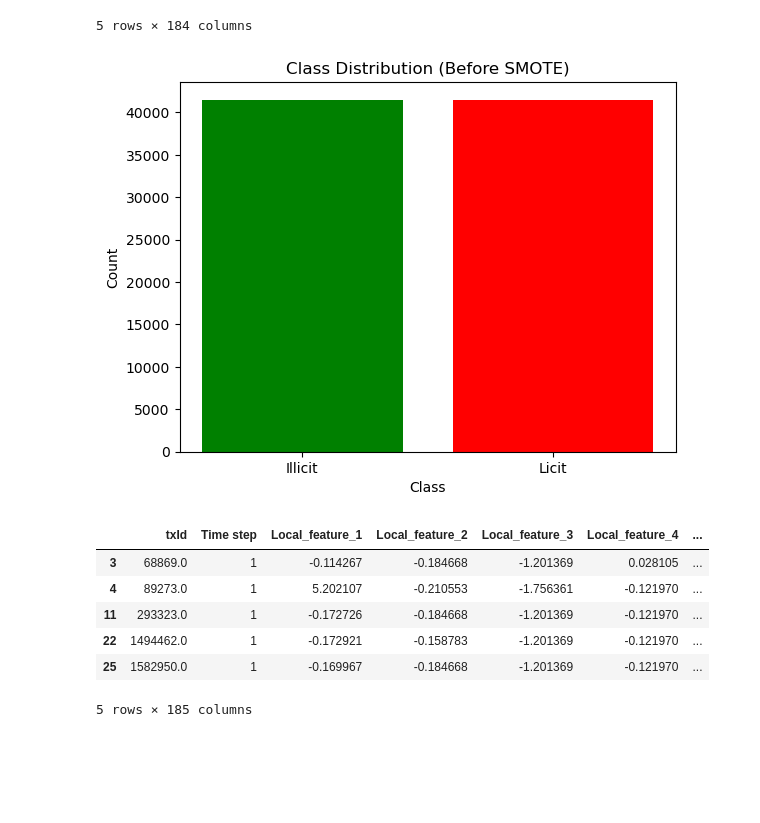
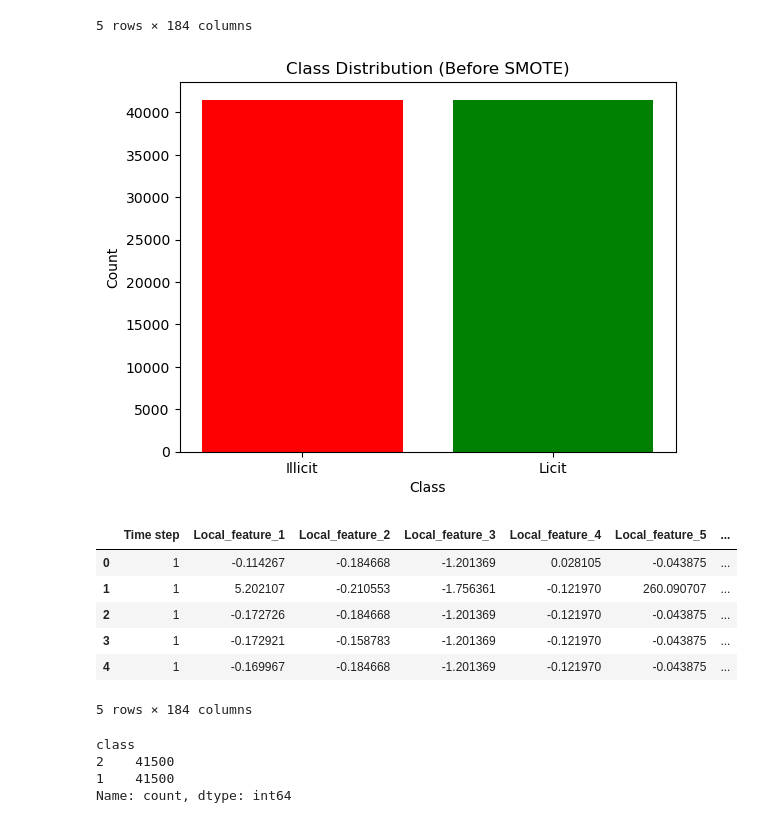
Before and after one commit to kevnoel/blockchain_fraud_detection, a Jupyter notebook: notebooks/EDA.ipynb, the cells around one changed output. Saved outputs shown, nothing was run; the diff lists cells and outputs as text; code cells hidden in the pictures; blank space fills up the shorter version.

```diff
--- a/notebooks/EDA.ipynb
+++ b/notebooks/EDA.ipynb
@@ -233,25 +233,32 @@ df_txs_smote.head()
 | 4 | 1 | -0.169967 | -0.184668 | -1.201369 | -0.121970 | -0.043875 | ... |
 5 rows × 184 columns
 # %%
-plt.bar(df_txs_smote['class'].value_counts().index, df_txs_smote['class'].value_counts().values, color = ['red', 'green'])
+plt.bar(df_txs_smote['class'].value_counts().index, df_txs_smote['class'].value_counts().values, color = ['g', 'r'])
 plt.xlabel('Class')
 plt.ylabel('Count')
 plt.title('Class Distribution (Before SMOTE)')
 plt.xticks([1, 2], ['Illicit', 'Licit'])
 plt.show()
 # %% [output]
-[figure, old version]
+[figure, new version]
 # %%
-df_preprocessed = pd.concat([df_txs, df_txs_smote], axis=0)
+df_preprocessed = df_txs_smote.copy()
 df_preprocessed.head()
 # %% [output]
-|  | txId | Time step | Local_feature_1 | Local_feature_2 | Local_feature_3 | Local_feature_4 | ... |
-| 3 | 68869.0 | 1 | -0.114267 | -0.184668 | -1.201369 | 0.028105 | ... |
-| 4 | 89273.0 | 1 | 5.202107 | -0.210553 | -1.756361 | -0.121970 | ... |
-| 11 | 293323.0 | 1 | -0.172726 | -0.184668 | -1.201369 | -0.121970 | ... |
-| 22 | 1494462.0 | 1 | -0.172921 | -0.158783 | -1.201369 | -0.121970 | ... |
-| 25 | 1582950.0 | 1 | -0.169967 | -0.184668 | -1.201369 | -0.121970 | ... |
+|  | Time step | Local_feature_1 | Local_feature_2 | Local_feature_3 | Local_feature_4 | Local_feature_5 | ... |
+| 0 | 1 | -0.114267 | -0.184668 | -1.201369 | 0.028105 | -0.043875 | ... |
+| 1 | 1 | 5.202107 | -0.210553 | -1.756361 | -0.121970 | 260.090707 | ... |
+| 2 | 1 | -0.172726 | -0.184668 | -1.201369 | -0.121970 | -0.043875 | ... |
+| 3 | 1 | -0.172921 | -0.158783 | -1.201369 | -0.121970 | -0.043875 | ... |
+| 4 | 1 | -0.169967 | -0.184668 | -1.201369 | -0.121970 | -0.043875 | ... |
-5 rows × 185 columns
+5 rows × 184 columns
+# %%
+df_preprocessed['class'].value_counts()
+# %% [output]
+class
+2    41500
+1    41500
+Name: count, dtype: int64
 # %%
 print(f'Total Cleaned Size After SMOTE \n \tRows: {df_preprocessed.shape[0]} \n \tColumns: {df_preprocessed.shape[1]}')
 # %% [output]
```
Also changed, not shown: parts of 6 cells of this notebook, 1 other file.
